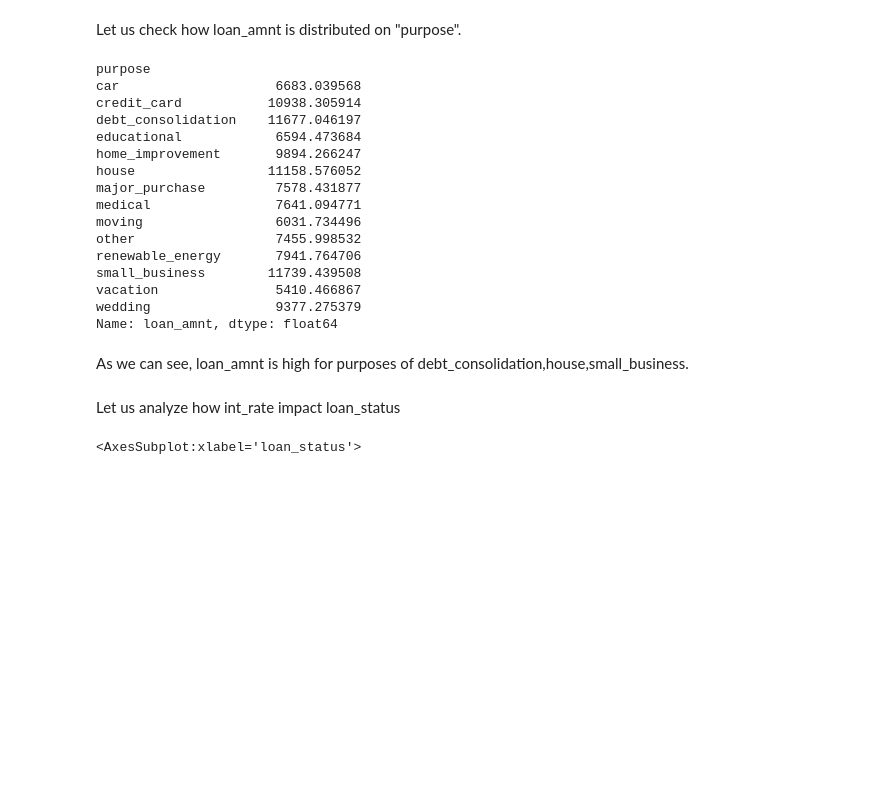
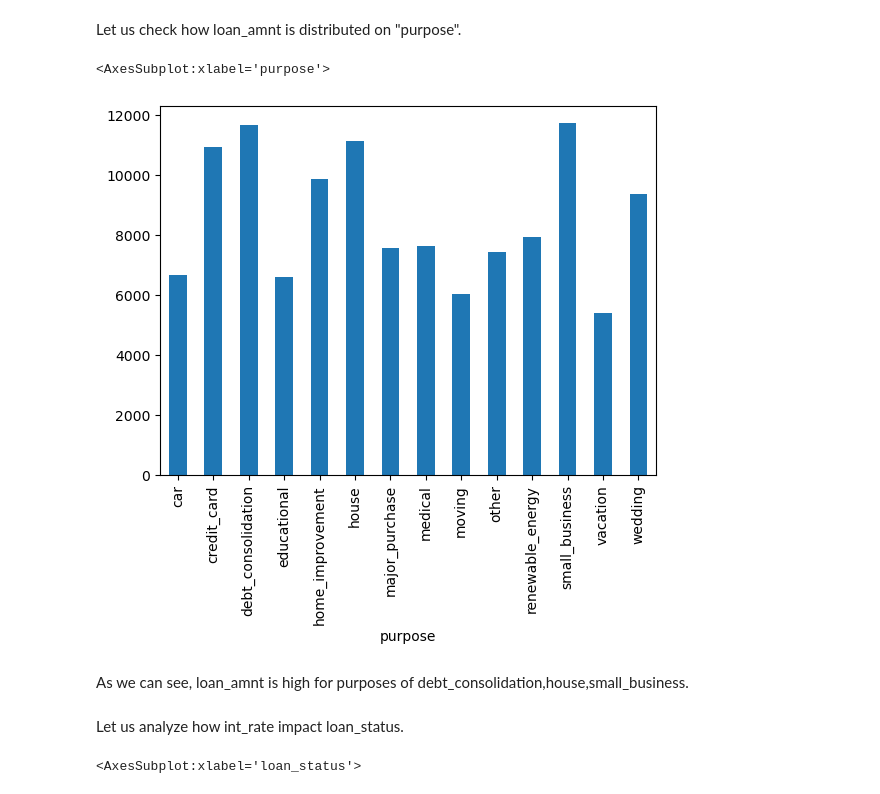
Before and after one commit to shivasaibondugula/LendingClub, a Jupyter notebook: shiva_sai_bondugula.ipynb, the cells around one changed output. Saved outputs shown, nothing was run; the diff lists cells and outputs as text; code cells hidden in the pictures; blank space fills up the shorter version.

```diff
--- a/shiva_sai_bondugula.ipynb
+++ b/shiva_sai_bondugula.ipynb
@@ -818,28 +857,14 @@ As we can see, interest rate is high for purposes of debt_consolidation,house,sm
 # %% [markdown]
 Let us check how loan_amnt is distributed on "purpose".
 # %%
-loan_data.groupby(by="purpose")["loan_amnt"].mean()
+loan_data.groupby(by="purpose")["loan_amnt"].mean().plot.bar()
 # %% [output]
-purpose
-car                    6683.039568
-credit_card           10938.305914
-debt_consolidation    11677.046197
-educational            6594.473684
-home_improvement       9894.266247
-house                 11158.576052
-major_purchase         7578.431877
-medical                7641.094771
-moving                 6031.734496
-other                  7455.998532
-renewable_energy       7941.764706
-small_business        11739.439508
-vacation               5410.466867
-wedding                9377.275379
-Name: loan_amnt, dtype: float64
+<AxesSubplot:xlabel='purpose'>
+[figure, added]
 # %% [markdown]
 As we can see, loan_amnt is high for purposes of debt_consolidation,house,small_business.
 # %% [markdown]
-Let us analyze how int_rate impact loan_status
+Let us analyze how int_rate impact loan_status.
 # %%
 loan_data.groupby(by="loan_status")["int_rate"].mean().plot.bar()
 # %% [output]
```
Also changed, not shown: parts of 91 cells of this notebook, 2 other files.
